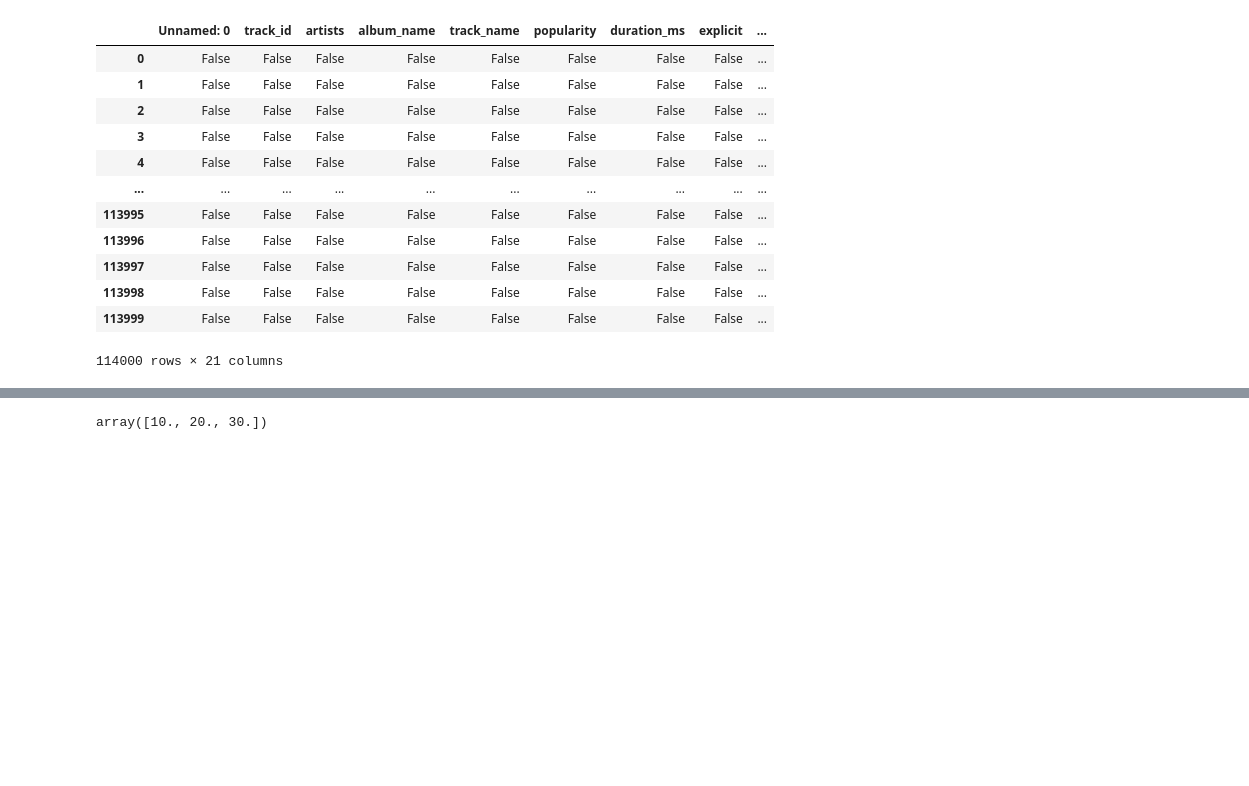
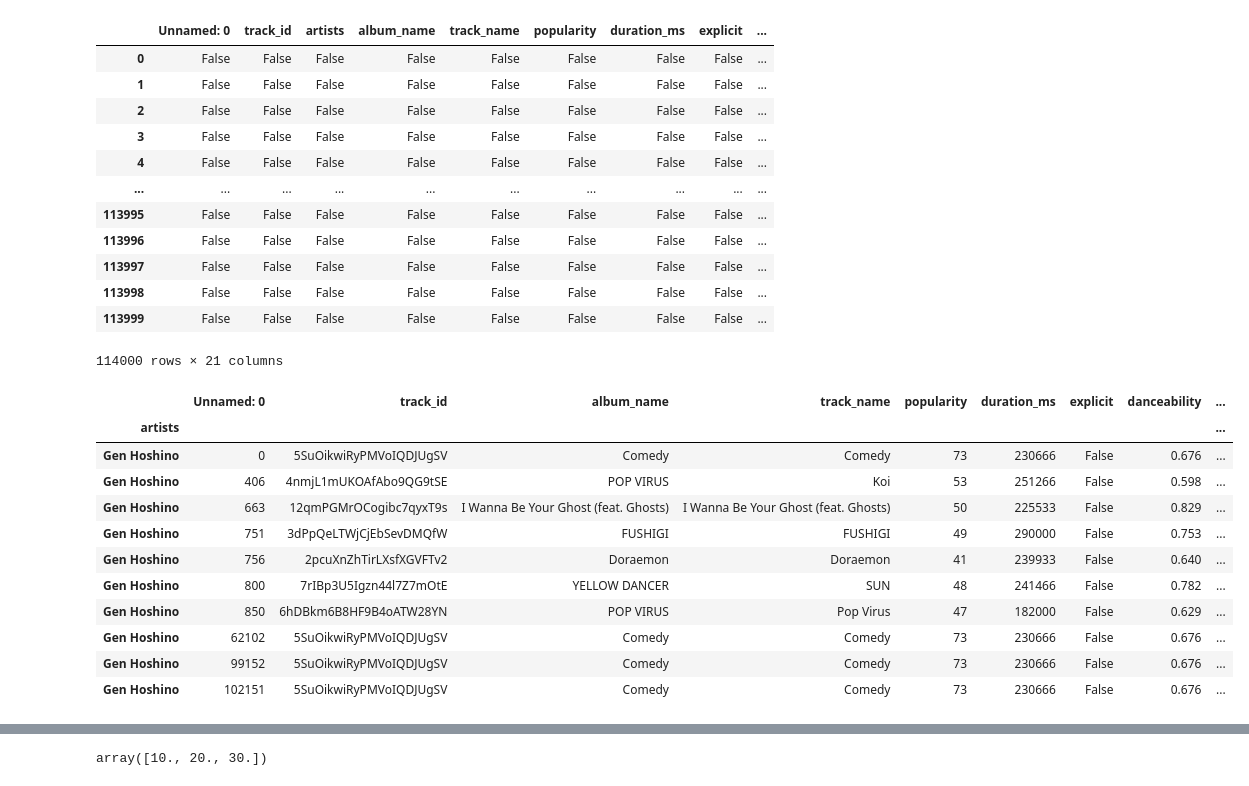
Before and after one commit to acdc234-git/AX_TIL, a Jupyter notebook: 26/08월/24.ipynb, the cells around one changed output, grey strips where cells are left out. Cells and saved outputs as stored; diff of their text form; code cells hidden in the pictures; blank space fills up the shorter version.

```diff
--- a/26/08월/24.ipynb
+++ b/26/08월/24.ipynb
@@ -73,6 +73,24 @@ df.isnull().sum()
 | 113998 | False | False | False | False | False | False | False | False | ... |
 | 113999 | False | False | False | False | False | False | False | False | ... |
 114000 rows × 21 columns
+# %%
+df_indexed = df.set_index('artists')
+
+#df_indexed
+df_indexed.loc['Gen Hoshino']
+# %% [output]
+|  | Unnamed: 0 | track_id | album_name | track_name | popularity | duration_ms | explicit | danceability | ... |
+| artists |  |  |  |  |  |  |  |  | ... |
+| Gen Hoshino | 0 | 5SuOikwiRyPMVoIQDJUgSV | Comedy | Comedy | 73 | 230666 | False | 0.676 | ... |
+| Gen Hoshino | 406 | 4nmjL1mUKOAfAbo9QG9tSE | POP VIRUS | Koi | 53 | 251266 | False | 0.598 | ... |
+| Gen Hoshino | 663 | 12qmPGMrOCogibc7qyxT9s | I Wanna Be Your Ghost (feat. Ghosts) | I Wanna Be Your Ghost (feat. Ghosts) | 50 | 225533 | False | 0.829 | ... |
+| Gen Hoshino | 751 | 3dPpQeLTWjCjEbSevDMQfW | FUSHIGI | FUSHIGI | 49 | 290000 | False | 0.753 | ... |
+| Gen Hoshino | 756 | 2pcuXnZhTirLXsfXGVFTv2 | Doraemon | Doraemon | 41 | 239933 | False | 0.640 | ... |
+| Gen Hoshino | 800 | 7rIBp3U5Igzn44l7Z7mOtE | YELLOW DANCER | SUN | 48 | 241466 | False | 0.782 | ... |
+| Gen Hoshino | 850 | 6hDBkm6B8HF9B4oATW28YN | POP VIRUS | Pop Virus | 47 | 182000 | False | 0.629 | ... |
+| Gen Hoshino | 62102 | 5SuOikwiRyPMVoIQDJUgSV | Comedy | Comedy | 73 | 230666 | False | 0.676 | ... |
+| Gen Hoshino | 99152 | 5SuOikwiRyPMVoIQDJUgSV | Comedy | Comedy | 73 | 230666 | False | 0.676 | ... |
+| Gen Hoshino | 102151 | 5SuOikwiRyPMVoIQDJUgSV | Comedy | Comedy | 73 | 230666 | False | 0.676 | ... |
 # %% [markdown]
 ![image.png](attachment:image.png)
 
```
